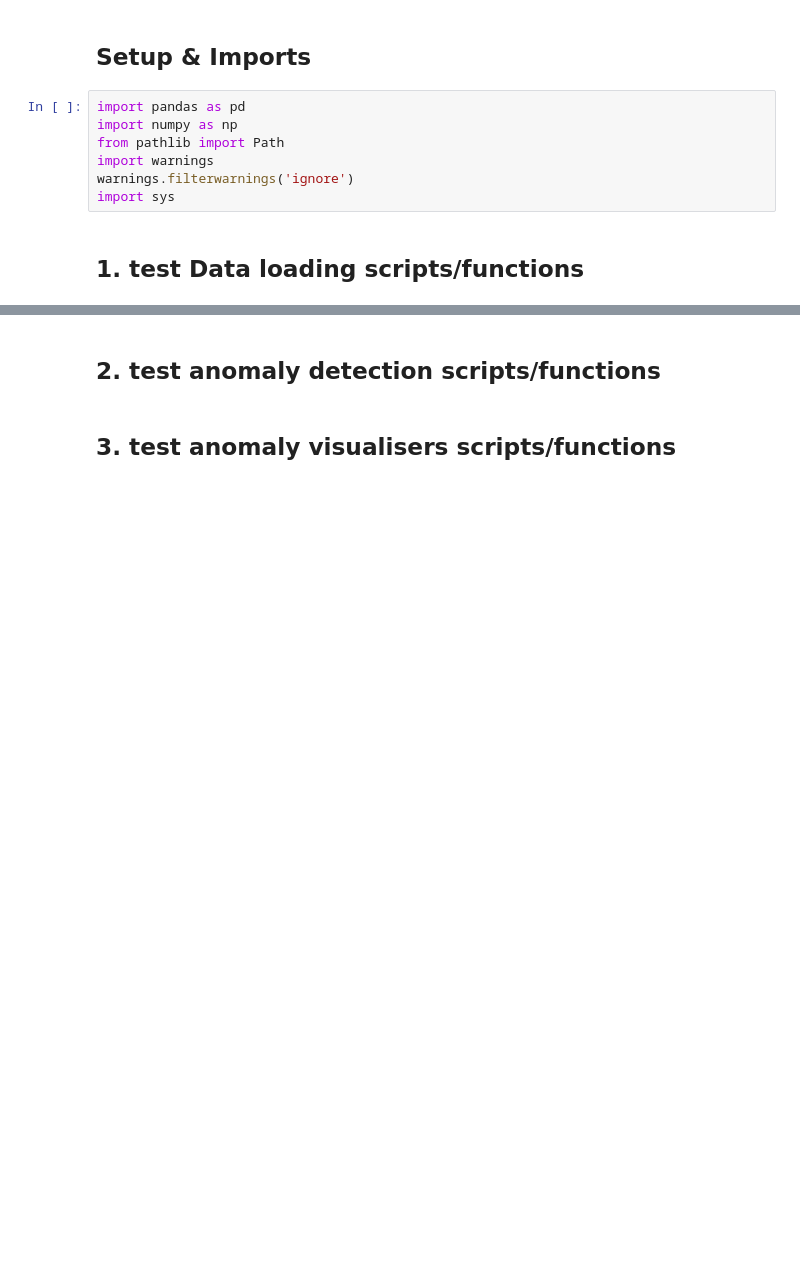
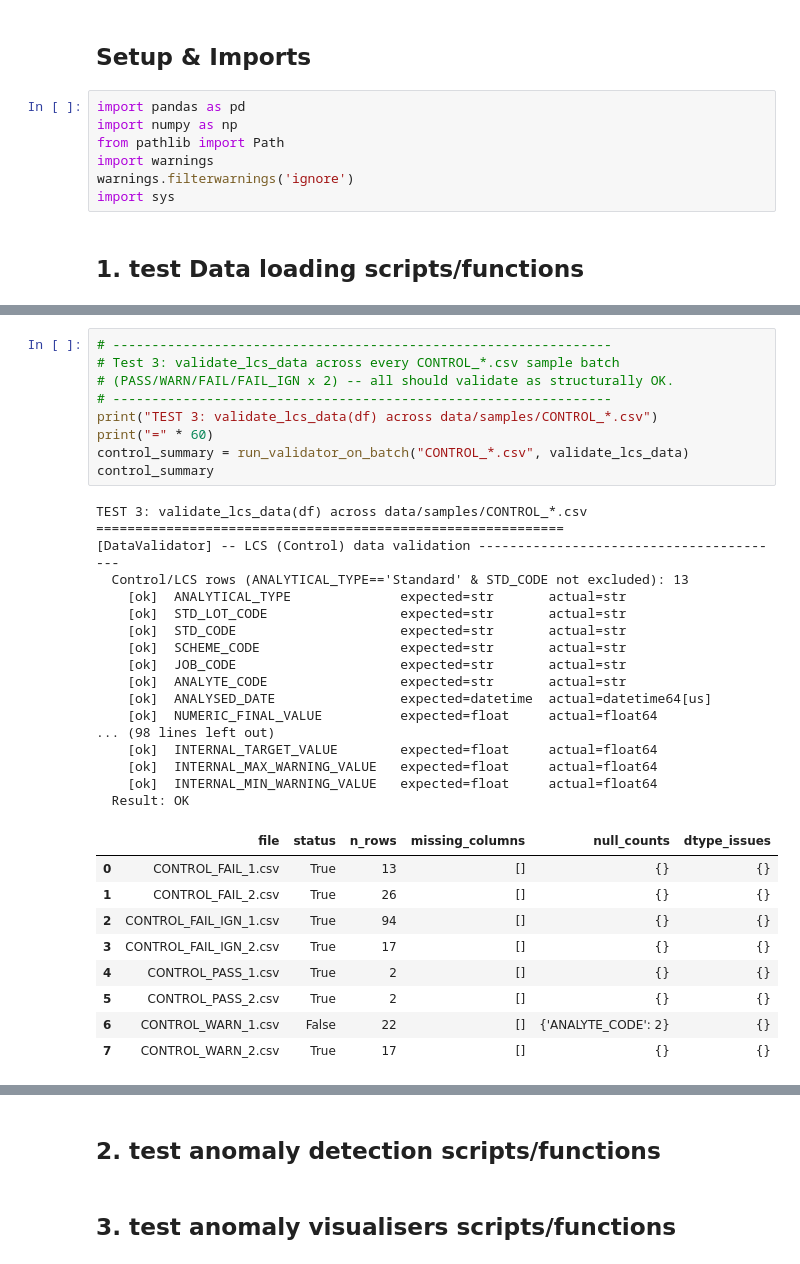
Before and after one commit to Jettiz/QUT-Capstone-Team-32-Datamine-QC-Quality-Control, a Jupyter notebook: workflow_tester.ipynb, the cells around one changed output, grey strips where cells are left out. Drawn from its saved outputs; the diff is of its cells as text; blank space fills up the shorter version.

```diff
--- a/workflow_tester.ipynb
+++ b/workflow_tester.ipynb
@@ -78,0 +134,36 @@ TEST 1: validate_structure(df)
+# %%
+# ----------------------------------------------------------------
+# Test 3: validate_lcs_data across every CONTROL_*.csv sample batch
+# (PASS/WARN/FAIL/FAIL_IGN x 2) -- all should validate as structurally OK.
+# ----------------------------------------------------------------
+print("TEST 3: validate_lcs_data(df) across data/samples/CONTROL_*.csv")
+print("=" * 60)
+control_summary = run_validator_on_batch("CONTROL_*.csv", validate_lcs_data)
+control_summary
+# %% [output]
+TEST 3: validate_lcs_data(df) across data/samples/CONTROL_*.csv
+============================================================
+[DataValidator] -- LCS (Control) data validation ----------------------------------------
+  Control/LCS rows (ANALYTICAL_TYPE=='Standard' & STD_CODE not excluded): 13
+    [ok]  ANALYTICAL_TYPE              expected=str       actual=str
+    [ok]  STD_LOT_CODE                 expected=str       actual=str
+    [ok]  STD_CODE                     expected=str       actual=str
+    [ok]  SCHEME_CODE                  expected=str       actual=str
+    [ok]  JOB_CODE                     expected=str       actual=str
+    [ok]  ANALYTE_CODE                 expected=str       actual=str
+    [ok]  ANALYSED_DATE                expected=datetime  actual=datetime64[us]
+    [ok]  NUMERIC_FINAL_VALUE          expected=float     actual=float64
+... (98 lines left out)
+    [ok]  INTERNAL_TARGET_VALUE        expected=float     actual=float64
+    [ok]  INTERNAL_MAX_WARNING_VALUE   expected=float     actual=float64
+    [ok]  INTERNAL_MIN_WARNING_VALUE   expected=float     actual=float64
+  Result: OK
+|  | file | status | n_rows | missing_columns | null_counts | dtype_issues |
+| 0 | CONTROL_FAIL_1.csv | True | 13 | [] | {} | {} |
+| 1 | CONTROL_FAIL_2.csv | True | 26 | [] | {} | {} |
+| 2 | CONTROL_FAIL_IGN_1.csv | True | 94 | [] | {} | {} |
+| 3 | CONTROL_FAIL_IGN_2.csv | True | 17 | [] | {} | {} |
+| 4 | CONTROL_PASS_1.csv | True | 2 | [] | {} | {} |
+| 5 | CONTROL_PASS_2.csv | True | 2 | [] | {} | {} |
+| 6 | CONTROL_WARN_1.csv | False | 22 | [] | {'ANALYTE_CODE': 2} | {} |
+| 7 | CONTROL_WARN_2.csv | True | 17 | [] | {} | {} |
```
Also changed, not shown: parts of 6 cells of this notebook.
